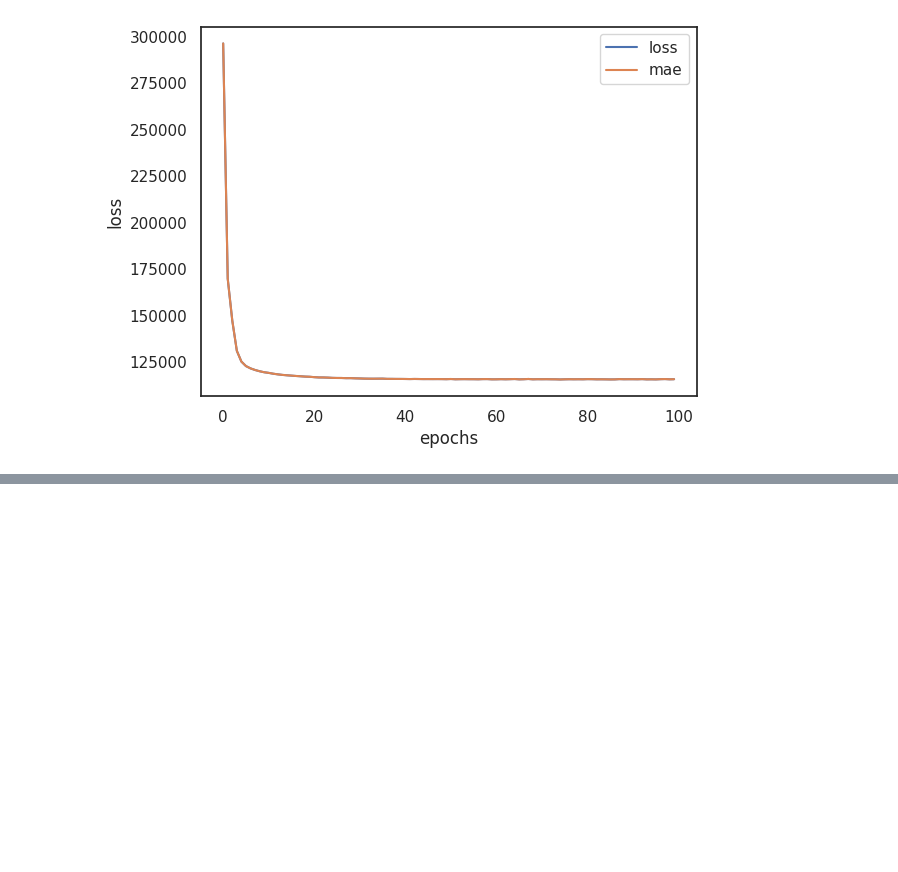
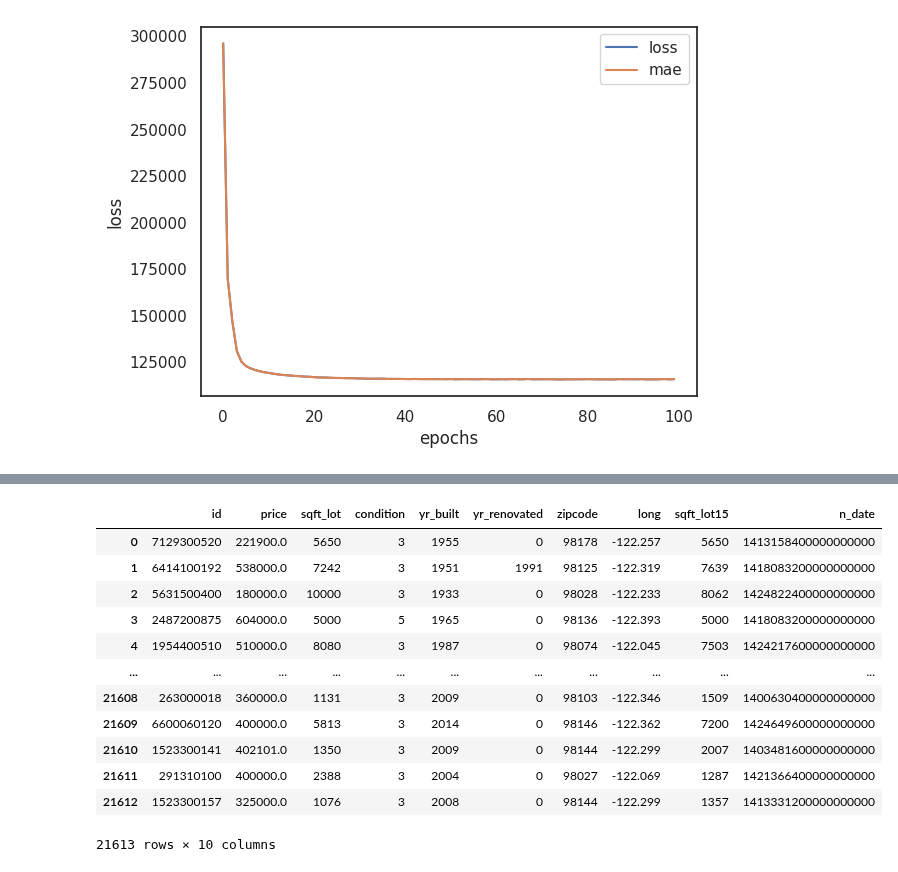
Before and after one commit to alvarohernandezalt/TF_ZTO_GoogleEXAM, a Jupyter notebook: Exercises/01_TF_NN_Regression_EXERCISES.ipynb, the cells around one changed output, grey strips where cells are left out. Saved outputs shown, nothing was run; the diff lists cells and outputs as text; code cells hidden in the pictures; blank space fills up the shorter version.

```diff
--- a/Exercises/01_TF_NN_Regression_EXERCISES.ipynb
+++ b/Exercises/01_TF_NN_Regression_EXERCISES.ipynb
@@ -430,0 +459,7 @@ Text(0.5, 0, 'epochs')
+# %%
+# Let´s get rid of the values of housingKC that correlates to 'prize' under 0.2
+# Set the correlation threshold
+correlation_threshold = 0.2  # Adjust this threshold based on your needs
+relevant_HKC = corr_HKC[abs(corr_HKC['price']) > correlation_threshold].index.tolist()
+relevant_HKC.pop(0)
+relevant_HKC
@@ -430,0 +478,18 @@ Text(0.5, 0, 'epochs')
+# %%
+# Now drop items of this list out of the dataset
+housingKC_small = housingKC.drop(relevant_HKC, axis=1)
+housingKC_small
+# %% [output]
+|  | id | price | sqft_lot | condition | yr_built | yr_renovated | zipcode | long | sqft_lot15 | n_date |
+| 0 | 7129300520 | 221900.0 | 5650 | 3 | 1955 | 0 | 98178 | -122.257 | 5650 | 1413158400000000000 |
+| 1 | 6414100192 | 538000.0 | 7242 | 3 | 1951 | 1991 | 98125 | -122.319 | 7639 | 1418083200000000000 |
+| 2 | 5631500400 | 180000.0 | 10000 | 3 | 1933 | 0 | 98028 | -122.233 | 8062 | 1424822400000000000 |
+| 3 | 2487200875 | 604000.0 | 5000 | 5 | 1965 | 0 | 98136 | -122.393 | 5000 | 1418083200000000000 |
+| 4 | 1954400510 | 510000.0 | 8080 | 3 | 1987 | 0 | 98074 | -122.045 | 7503 | 1424217600000000000 |
+| ... | ... | ... | ... | ... | ... | ... | ... | ... | ... | ... |
+| 21608 | 263000018 | 360000.0 | 1131 | 3 | 2009 | 0 | 98103 | -122.346 | 1509 | 1400630400000000000 |
+| 21609 | 6600060120 | 400000.0 | 5813 | 3 | 2014 | 0 | 98146 | -122.362 | 7200 | 1424649600000000000 |
+| 21610 | 1523300141 | 402101.0 | 1350 | 3 | 2009 | 0 | 98144 | -122.299 | 2007 | 1403481600000000000 |
+| 21611 | 291310100 | 400000.0 | 2388 | 3 | 2004 | 0 | 98027 | -122.069 | 1287 | 1421366400000000000 |
+| 21612 | 1523300157 | 325000.0 | 1076 | 3 | 2008 | 0 | 98144 | -122.299 | 1357 | 1413331200000000000 |
+21613 rows × 10 columns
```
Also changed, not shown: parts of 15 cells of this notebook.
